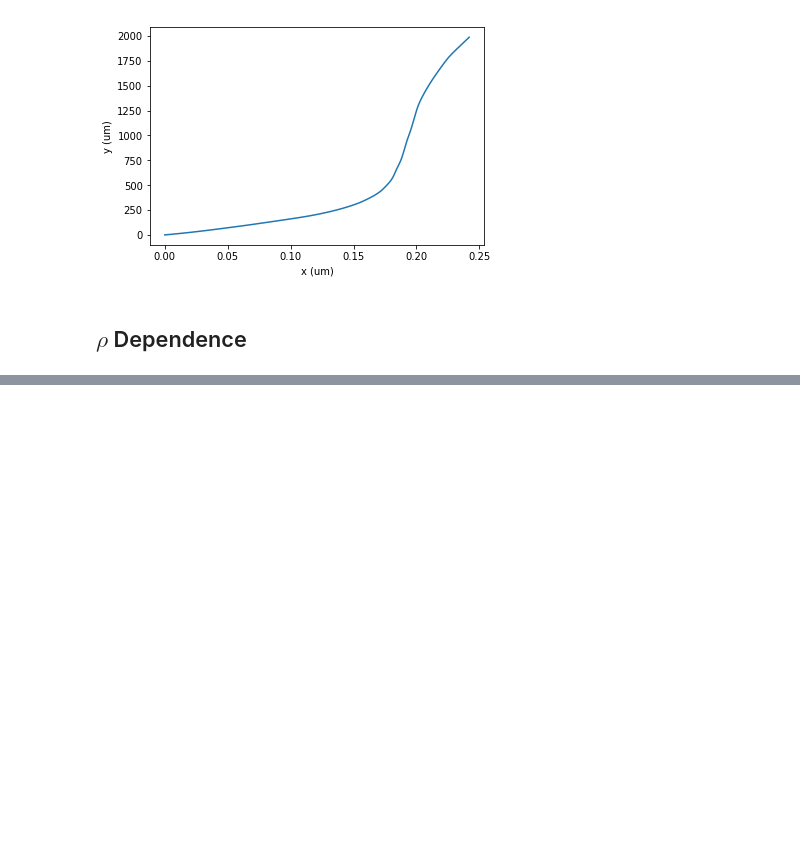
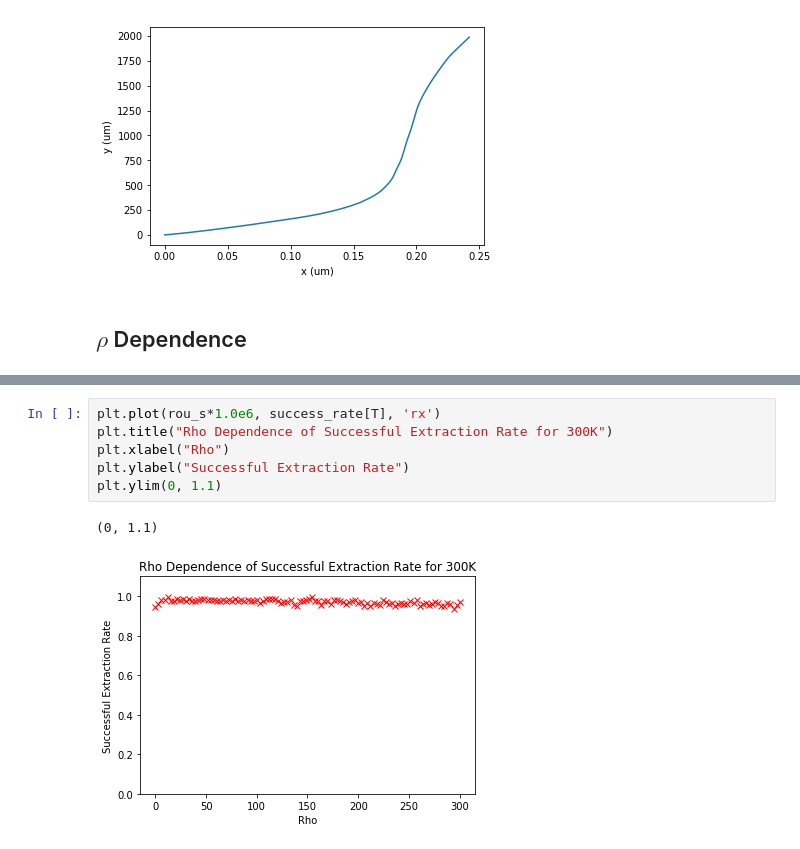
Before and after one commit to HaeffnerLab/Electron-Trap-Design-Testing, a Jupyter notebook: ext_sim1.ipynb, the cells around one changed output, grey strips where cells are left out. Drawn from its saved outputs; the diff is of its cells as text; blank space fills up the shorter version.

Commit message:
Friday commit; updating results from quarter trapping potential and extraction potental

```diff
--- a/ext_sim1.ipynb
+++ b/ext_sim1.ipynb
@@ -354,0 +357,9 @@ Simulating T =  300.0 kelvin
+# %%
+plt.plot(rou_s*1.0e6, success_rate[T], 'rx')
+plt.title("Rho Dependence of Successful Extraction Rate for 300K")
+plt.xlabel("Rho")
+plt.ylabel("Successful Extraction Rate")
+plt.ylim(0, 1.1)
+# %% [output]
+(0, 1.1)
+[figure, added]
```
Also changed, not shown: parts of 1 cell of this notebook, 2 other files.
